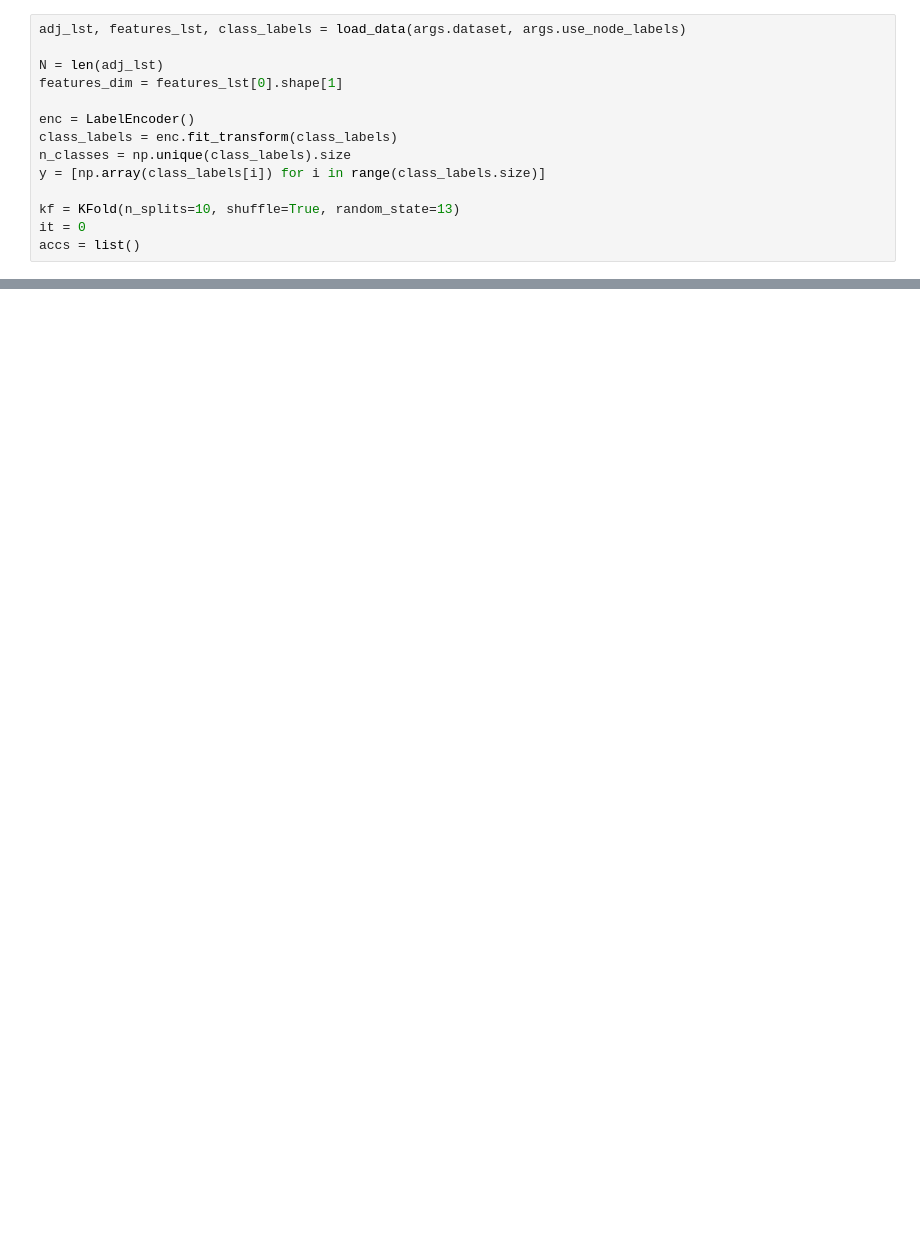
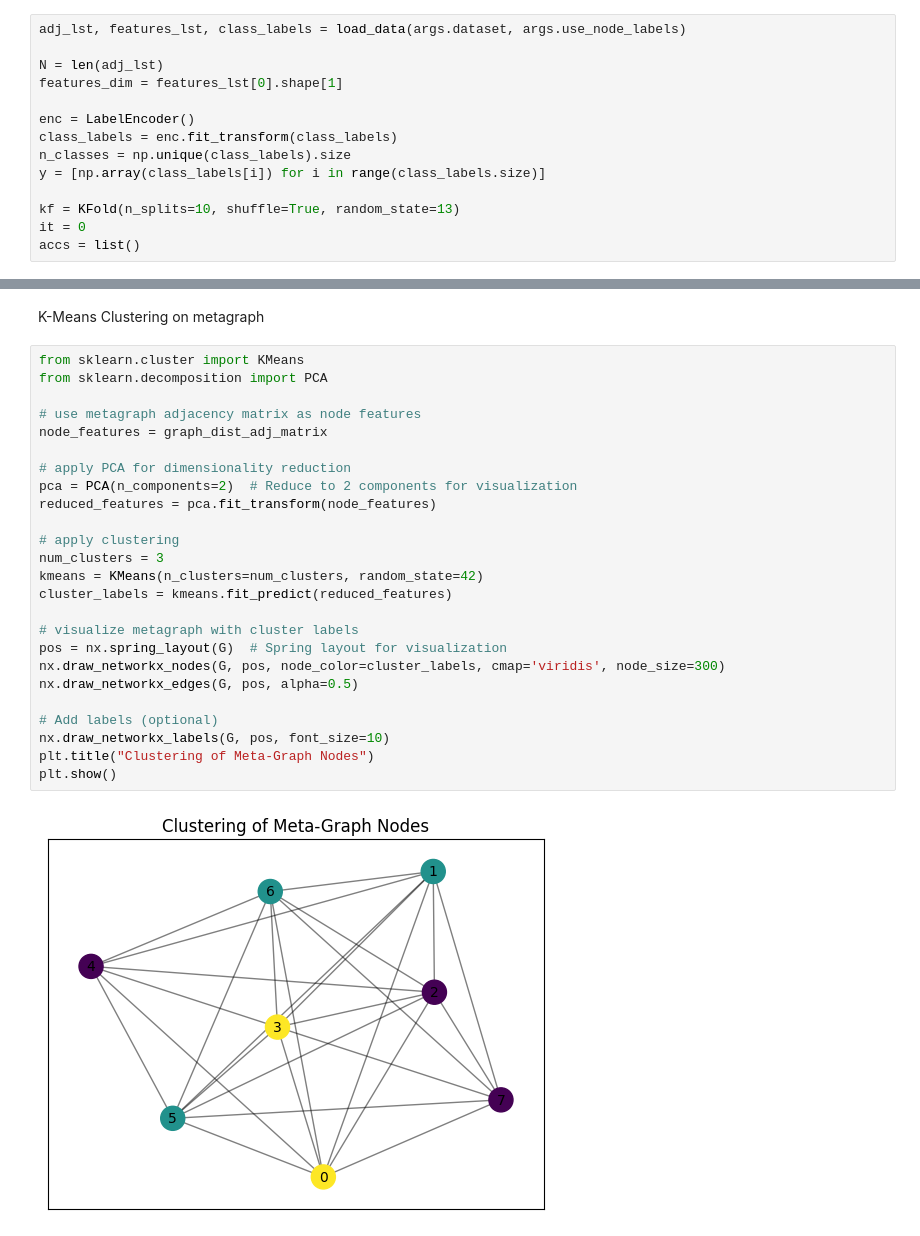
Before and after one commit to huangderful/hrwgnn, a Jupyter notebook: main.ipynb, the cells around one changed output, grey strips where cells are left out. Cells and saved outputs as stored; diff of their text form; blank space fills up the shorter version.

Commit message:
k-means clustering

```diff
--- a/main.ipynb
+++ b/main.ipynb
@@ -509,0 +548,29 @@ plt.show()
+# %% [markdown]
+K-Means Clustering on metagraph
+# %%
+from sklearn.cluster import KMeans
+from sklearn.decomposition import PCA
+
+# use metagraph adjacency matrix as node features
+node_features = graph_dist_adj_matrix
+
+# apply PCA for dimensionality reduction
+pca = PCA(n_components=2)  # Reduce to 2 components for visualization
+reduced_features = pca.fit_transform(node_features)
+
+# apply clustering
+num_clusters = 3
+kmeans = KMeans(n_clusters=num_clusters, random_state=42)
+cluster_labels = kmeans.fit_predict(reduced_features)
+
+# visualize metagraph with cluster labels
+pos = nx.spring_layout(G)  # Spring layout for visualization
+nx.draw_networkx_nodes(G, pos, node_color=cluster_labels, cmap='viridis', node_size=300)
+nx.draw_networkx_edges(G, pos, alpha=0.5)
+
+# Add labels (optional)
+nx.draw_networkx_labels(G, pos, font_size=10)
+plt.title("Clustering of Meta-Graph Nodes")
+plt.show()
+# %% [output]
+[figure, added]
```
Also changed, not shown: parts of 18 cells of this notebook.
